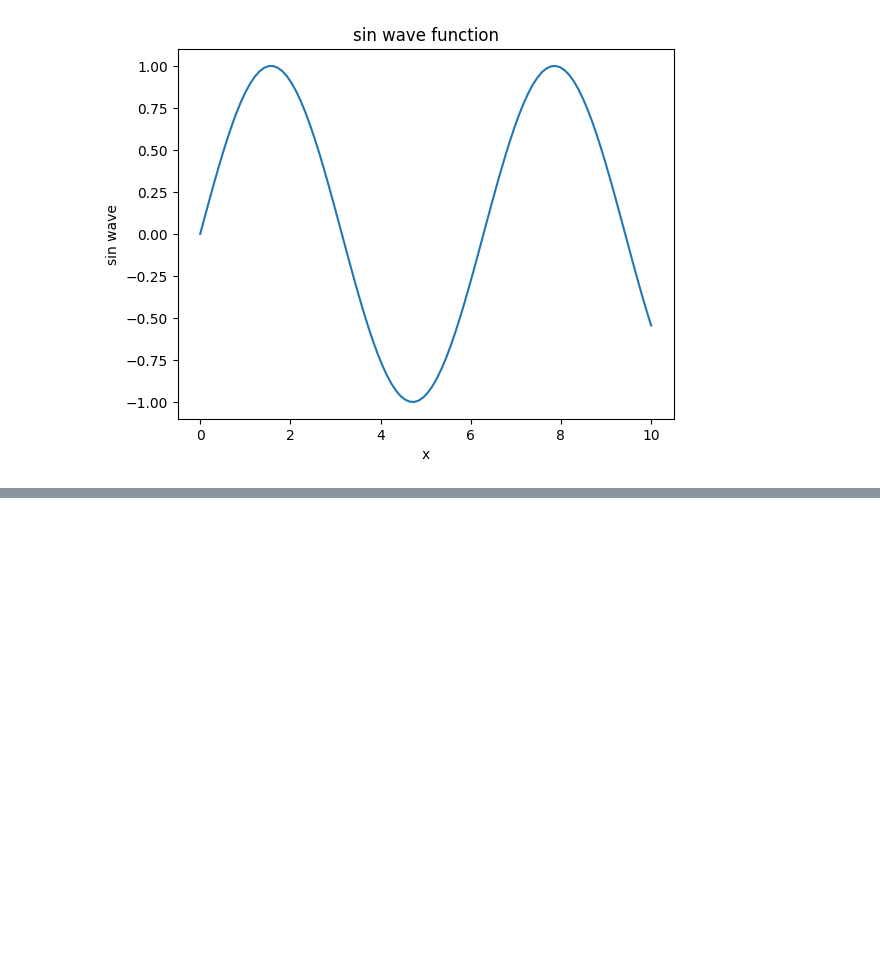
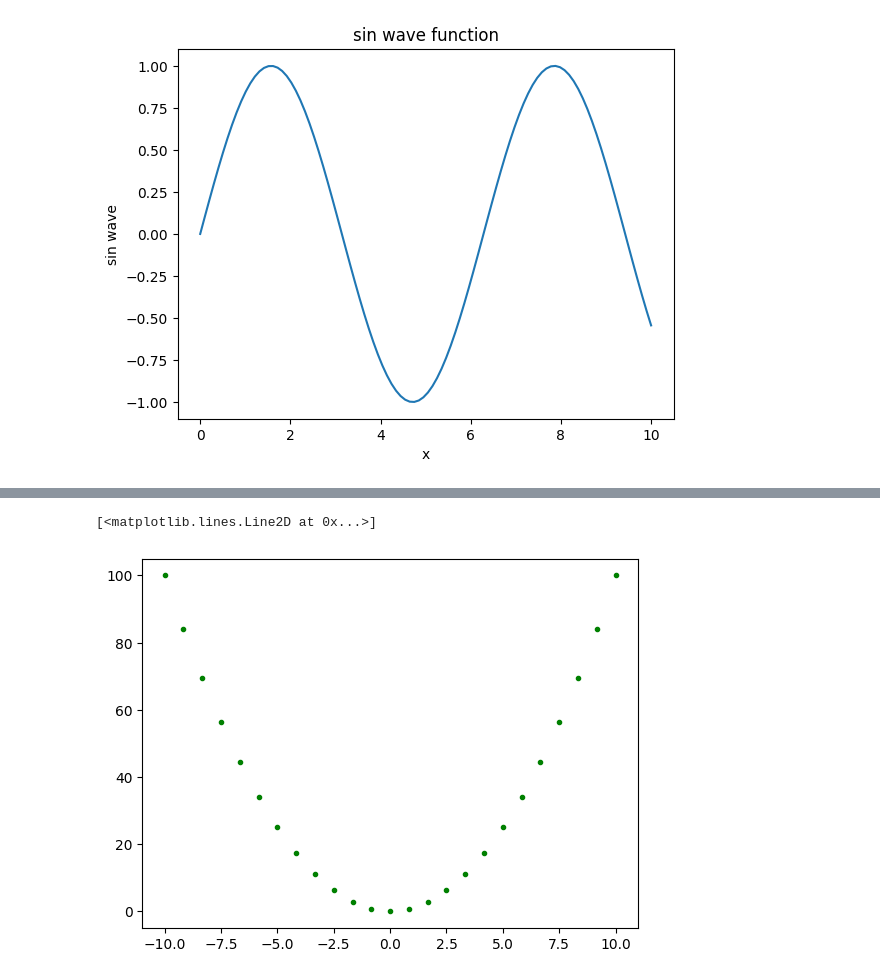
Before and after one commit to officialaryansingh/matplot_lib, a Jupyter notebook: Mathplotlib_basics.ipynb, the cells around one changed output, grey strips where cells are left out. Cells and saved outputs as stored; diff of their text form; code cells hidden in the pictures; blank space fills up the shorter version.

```diff
--- a/Mathplotlib_basics.ipynb
+++ b/Mathplotlib_basics.ipynb
@@ -89,0 +102,7 @@ plt.show()
+# %%
+
+# changing the layout out of the output
+plt.plot(x,y,'g.') # g - green for colour and . - for layout
+# %% [output]
+[<matplotlib.lines.Line2D at 0x...>]
+[figure, added]
```
Also changed, not shown: parts of 4 cells of this notebook.
